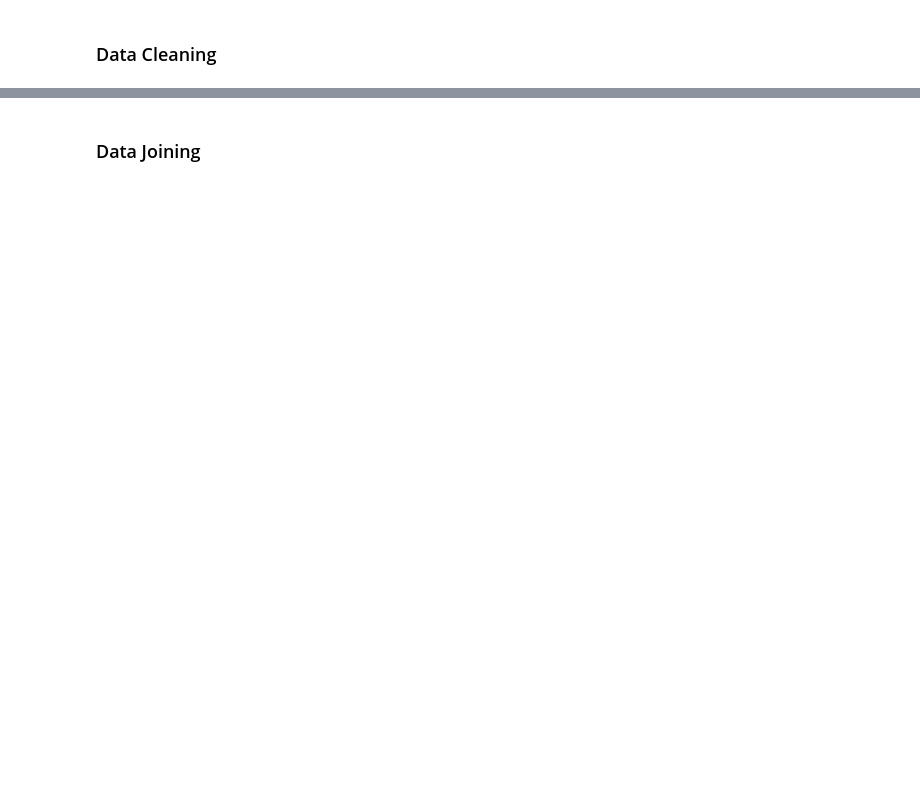
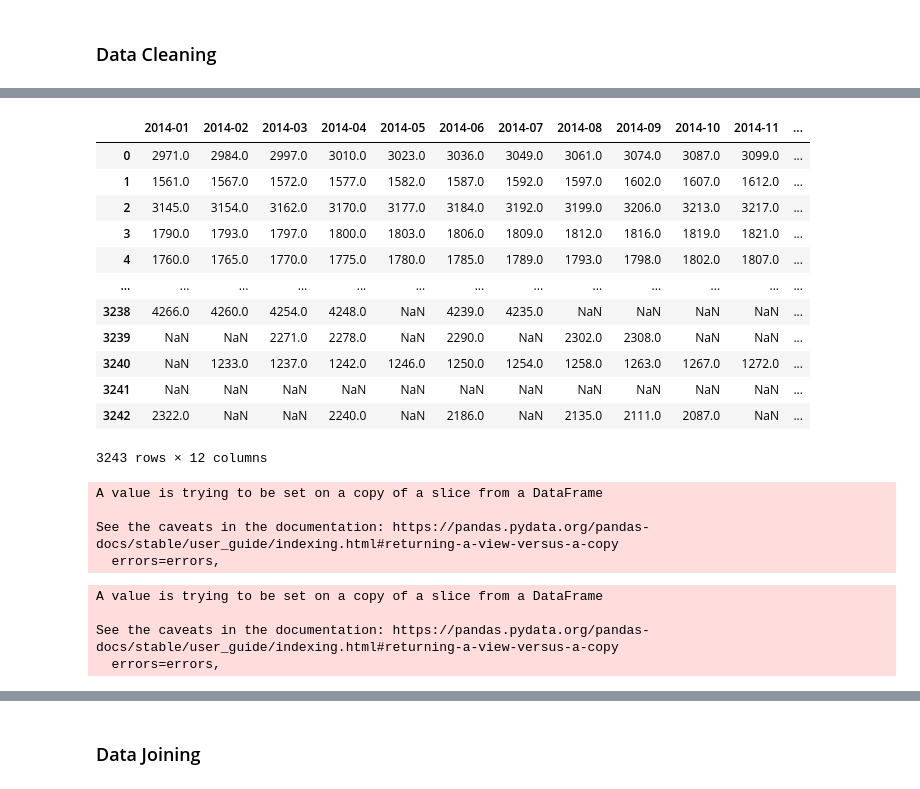
Before and after one commit to jjfrasca/Capstone_2, a Jupyter notebook: notebooks/2.0-jjf-initial-data-wrangling-zipcodeRentPrices.ipynb, the cells around one changed output, grey strips where cells are left out. Drawn from its saved outputs; the diff is of its cells as text; code cells hidden in the pictures; blank space fills up the shorter version.

```diff
--- a/notebooks/2.0-jjf-initial-data-wrangling-zipcodeRentPrices.ipynb
+++ b/notebooks/2.0-jjf-initial-data-wrangling-zipcodeRentPrices.ipynb
@@ -30,2 +81,12 @@ df_rents.head()
 # %% [markdown]
 ### Data Cleaning
+# %%
+#isolate annual DataFrames from 2014-2020
+df_rents_2014 = df_rents.iloc[:,:16]
+df_rents_2015 = df_rents.iloc[:, np.r_[0:4,16:28]]
+df_rents_2016 = df_rents.iloc[:, np.r_[0:4,28:40]]
+df_rents_2017 = df_rents.iloc[:, np.r_[0:4,40:52]]
+df_rents_2018 = df_rents.iloc[:, np.r_[0:4,52:64]]
+df_rents_2019 = df_rents.iloc[:, np.r_[0:4,64:76]]
+df_rents_2020 = df_rents.iloc[:, np.r_[0:4,76:85]]
+df_rents_2020
@@ -31,0 +149,38 @@ df_rents.head()
+# %%
+df_rents_2014.iloc[:, 4:16]
+# %% [output]
+|  | 2014-01 | 2014-02 | 2014-03 | 2014-04 | 2014-05 | 2014-06 | 2014-07 | 2014-08 | 2014-09 | 2014-10 | 2014-11 | ... |
+| 0 | 2971.0 | 2984.0 | 2997.0 | 3010.0 | 3023.0 | 3036.0 | 3049.0 | 3061.0 | 3074.0 | 3087.0 | 3099.0 | ... |
+| 1 | 1561.0 | 1567.0 | 1572.0 | 1577.0 | 1582.0 | 1587.0 | 1592.0 | 1597.0 | 1602.0 | 1607.0 | 1612.0 | ... |
+| 2 | 3145.0 | 3154.0 | 3162.0 | 3170.0 | 3177.0 | 3184.0 | 3192.0 | 3199.0 | 3206.0 | 3213.0 | 3217.0 | ... |
+| 3 | 1790.0 | 1793.0 | 1797.0 | 1800.0 | 1803.0 | 1806.0 | 1809.0 | 1812.0 | 1816.0 | 1819.0 | 1821.0 | ... |
+| 4 | 1760.0 | 1765.0 | 1770.0 | 1775.0 | 1780.0 | 1785.0 | 1789.0 | 1793.0 | 1798.0 | 1802.0 | 1807.0 | ... |
+| ... | ... | ... | ... | ... | ... | ... | ... | ... | ... | ... | ... | ... |
+| 3238 | 4266.0 | 4260.0 | 4254.0 | 4248.0 | NaN | 4239.0 | 4235.0 | NaN | NaN | NaN | NaN | ... |
+| 3239 | NaN | NaN | 2271.0 | 2278.0 | NaN | 2290.0 | NaN | 2302.0 | 2308.0 | NaN | NaN | ... |
+| 3240 | NaN | 1233.0 | 1237.0 | 1242.0 | 1246.0 | 1250.0 | 1254.0 | 1258.0 | 1263.0 | 1267.0 | 1272.0 | ... |
+| 3241 | NaN | NaN | NaN | NaN | NaN | NaN | NaN | NaN | NaN | NaN | NaN | ... |
+| 3242 | 2322.0 | NaN | NaN | 2240.0 | NaN | 2186.0 | NaN | 2135.0 | 2111.0 | 2087.0 | NaN | ... |
+3243 rows × 12 columns
+# %%
+#drop monthly data
+DFs = [df_rents_2014, df_rents_2015, df_rents_2016, df_rents_2017, df_rents_2018, df_rents_2019]
+
+for DF in DFs:
+    #drop monthly data
+    months = DF.iloc[:, 4:16]
+    DF.drop(months, axis=1, inplace=True)
+# %% [output]
+A value is trying to be set on a copy of a slice from a DataFrame
+
+See the caveats in the documentation: https://pandas.pydata.org/pandas-docs/stable/user_guide/indexing.html#returning-a-view-versus-a-copy
+  errors=errors,
+# %%
+#deal with 2020 (has different amount of columns)
+drop = df_rents_2020.iloc[:, 4:13]
+df_rents_2020.drop(drop, axis=1, inplace=True)
+# %% [output]
+A value is trying to be set on a copy of a slice from a DataFrame
+
+See the caveats in the documentation: https://pandas.pydata.org/pandas-docs/stable/user_guide/indexing.html#returning-a-view-versus-a-copy
+  errors=errors,
```
Also changed, not shown: parts of 16 cells of this notebook.
